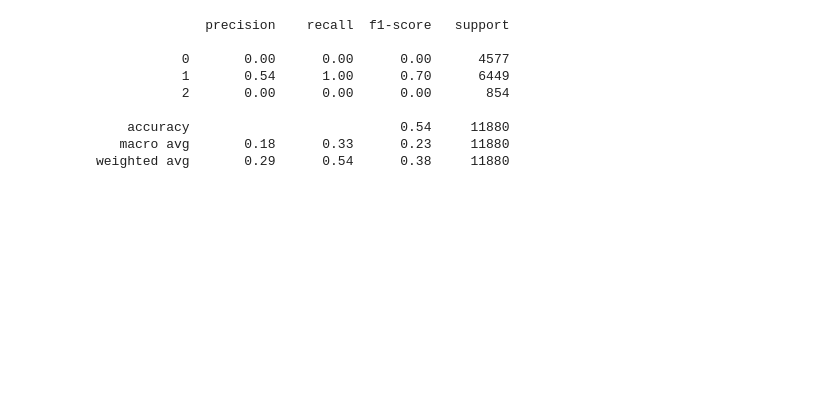
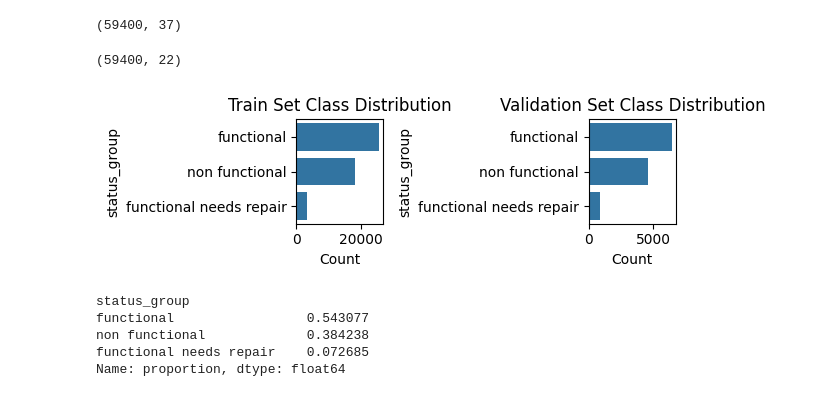
Before and after one commit to fsmariam/HydroLogic, a Jupyter notebook: notebooks/baseline.ipynb, the cells around one changed output. Saved outputs shown, nothing was run; the diff lists cells and outputs as text; code cells hidden in the pictures; blank space fills up the shorter version.

```diff
--- a/notebooks/baseline.ipynb
+++ b/notebooks/baseline.ipynb
@@ -53,23 +9,35 @@ functional needs repair       0.00      0.00      0.00       854
-# %%
-cleaned_train_df = pd.read_csv("../data/processed/lat_lon_imputed_cleaned.csv")
-
-X = cleaned_train_df.drop(['status_group'], axis=1)
-y = cleaned_train_df['status_group']
-
-X_train, X_test, y_train, y_test = train_test_split(X, y, test_size=0.2, random_state=42)
-
-dummy = DummyClassifier(strategy='most_frequent')
-dummy.fit(X_train, y_train)
-y_pred = dummy.predict(X_test)
-
-print(classification_report(y_test, y_pred))
-# %% [output]
-              precision    recall  f1-score   support
-
-           0       0.00      0.00      0.00      4577
-           1       0.54      1.00      0.70      6449
-           2       0.00      0.00      0.00       854
-
-    accuracy                           0.54     11880
-   macro avg       0.18      0.33      0.23     11880
-weighted avg       0.29      0.54      0.38     11880
+# %%
+feng_df = pd.read_csv("../data/processed/train_new_feature.csv")
+
+Xf = feng_df.drop(['status_group'], axis=1) #'id',
+yf = feng_df['status_group']
+feng_df.shape
+# %% [output]
+(59400, 37)
+# %%
+fevl_df = pd.read_csv("../data/processed/train_encoded_.csv")
+
+Xv = fevl_df.drop(['status_group'], axis=1) #'id', ,'lat_bin','lon_bin','location_bucket'
+yv = fevl_df['status_group']
+fevl_df.shape
+# %% [output]
+(59400, 22)
+# %%
+# Split data (X and y are already defined)
+Xf_train, Xf_val, yf_train, yf_val = train_test_split(
+    Xf, yf, test_size=0.2, stratify=yf, random_state=42
+)
+
+# Check class distribution
+def plot_class_distribution(y1, y2, labels=["Train", "Validation"]):
+    fig, axs = plt.subplots(1, 2, figsize=(6, 2))
+    for ax, y_split, label in zip(axs, [y1, y2], labels):
+        sns.countplot(y=y_split, order=yf.value_counts().index, ax=ax)
+        ax.set_title(f"{label} Set Class Distribution")
+        ax.set_xlabel("Count")
+    plt.tight_layout()
+    plt.show()
+
+plot_class_distribution(yf_train, yf_val)
+# %% [output]
+[figure, added]
@@ -75,0 +52,8 @@ weighted avg       0.29      0.54      0.38     11880
+# %%
+print(yf_train.value_counts(normalize=True))
+# %% [output]
+status_group
+functional                 0.543077
+non functional             0.384238
+functional needs repair    0.072685
+Name: proportion, dtype: float64
```
Also changed, not shown: parts of 58 cells of this notebook, 32 other files.
